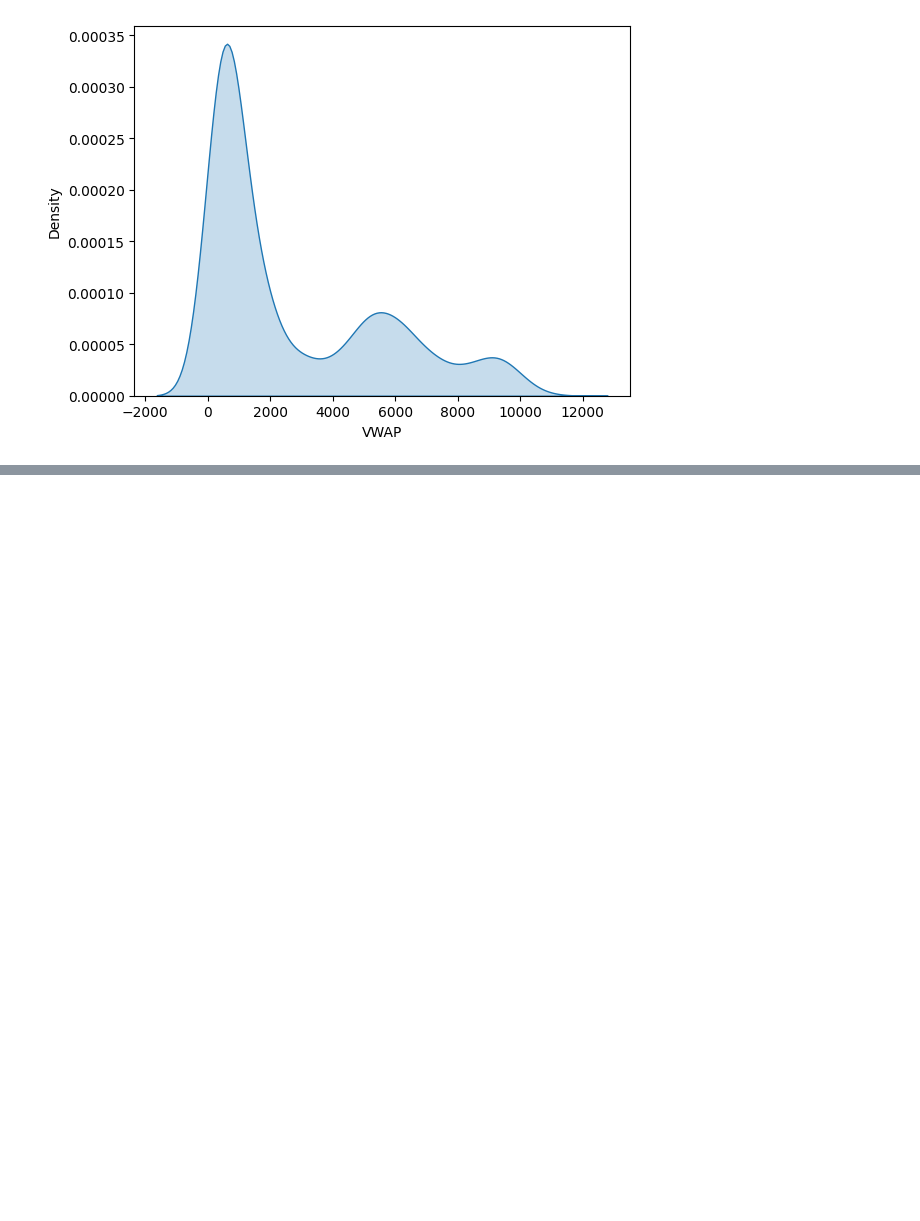
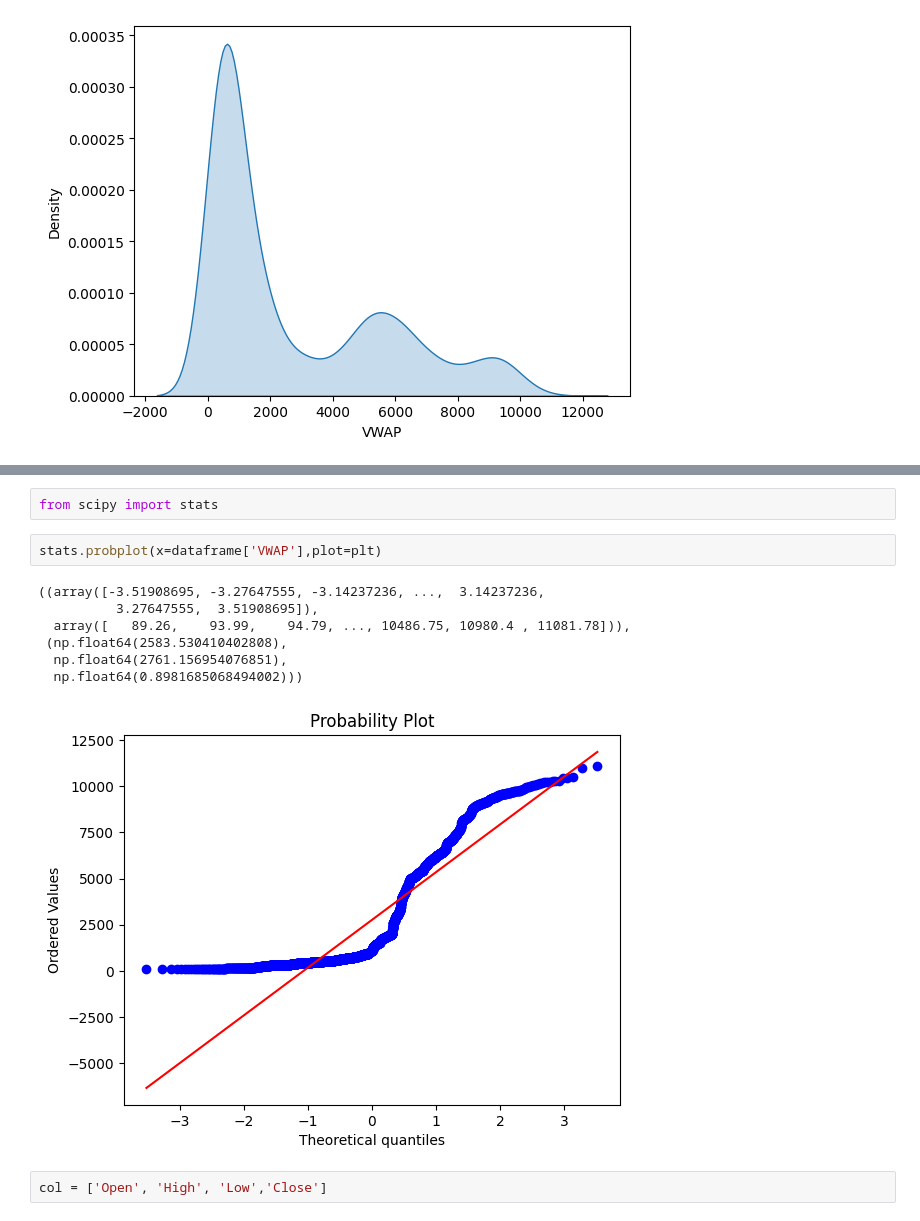
Before and after one commit to VirajThakur03/Predict-Stock-Prices-using-Time-Series-Analysis, a Jupyter notebook: Time_Series_Nifty_Bajaj_deploy.ipynb, the cells around one changed output, grey strips where cells are left out. Saved outputs shown, nothing was run; the diff lists cells and outputs as text; blank space fills up the shorter version.

```diff
--- a/Time_Series_Nifty_Bajaj_deploy.ipynb
+++ b/Time_Series_Nifty_Bajaj_deploy.ipynb
@@ -179,0 +187,14 @@ sns.kdeplot(data=dataframe,x='VWAP',fill=True)
+# %%
+from scipy import stats
+# %%
+stats.probplot(x=dataframe['VWAP'],plot=plt)
+# %% [output]
+((array([-3.51908695, -3.27647555, -3.14237236, ...,  3.14237236,
+          3.27647555,  3.51908695]),
+  array([   89.26,    93.99,    94.79, ..., 10486.75, 10980.4 , 11081.78])),
+ (np.float64(2583.530410402808),
+  np.float64(2761.156954076851),
+  np.float64(0.8981685068494002)))
+[figure, added]
+# %%
+col = ['Open', 'High', 'Low','Close']
```
Also changed, not shown: parts of 9 cells of this notebook.
